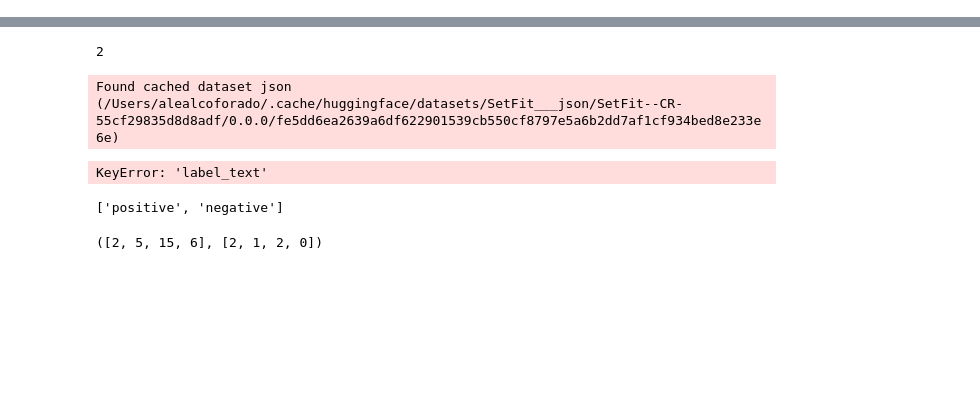
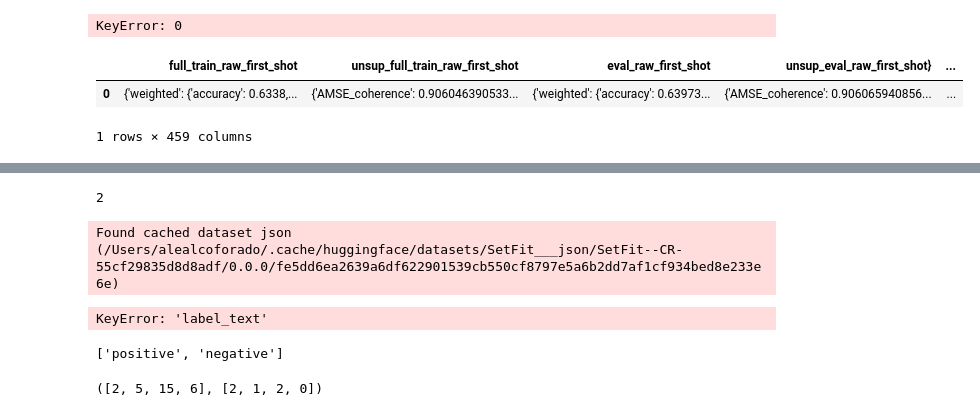
Before and after one commit to alealcoforado/zeroberto, a Jupyter notebook: notebooks/tests.ipynb, the cells around one changed output, grey strips where cells are left out. Cells and saved outputs as stored; diff of their text form; code cells hidden in the pictures; blank space fills up the shorter version.

```diff
--- a/notebooks/tests.ipynb
+++ b/notebooks/tests.ipynb
@@ -0,0 +29,2 @@
+# %%
+x = [1,2,3]
@@ -0,0 +63,9 @@
+# %%
+import os, json
+import pandas as pd
+
+path_to_json = '/Users/alealcoforado/Documents/Projetos/zeroberto/old/'
+json_files = [pos_json for pos_json in os.listdir(path_to_json) if (pos_json.endswith('.json') and 'hyperparameters' not in pos_json)]
+# print(json_files)  # for me this prints ['foo.json']
+print(json_files)
+# filename = ['ag_news_2023-06-06 18:45:54.131604.json']
@@ -0,0 +120,10 @@
+# %%
+df_jsons.loc[0]
+# %% [output]
+KeyError: 0
+# %%
+df_metrics
+# %% [output]
+|  | full_train_raw_first_shot | unsup_full_train_raw_first_shot | eval_raw_first_shot | unsup_eval_raw_first_shot} | ... |
+| 0 | {'weighted': {'accuracy': 0.6338,... | {'AMSE_coherence': 0.906046390533... | {'weighted': {'accuracy': 0.63973... | {'AMSE_coherence': 0.906065940856... | ... |
+1 rows × 459 columns
```
Also changed, not shown: parts of 45 cells of this notebook, 6 other files.
